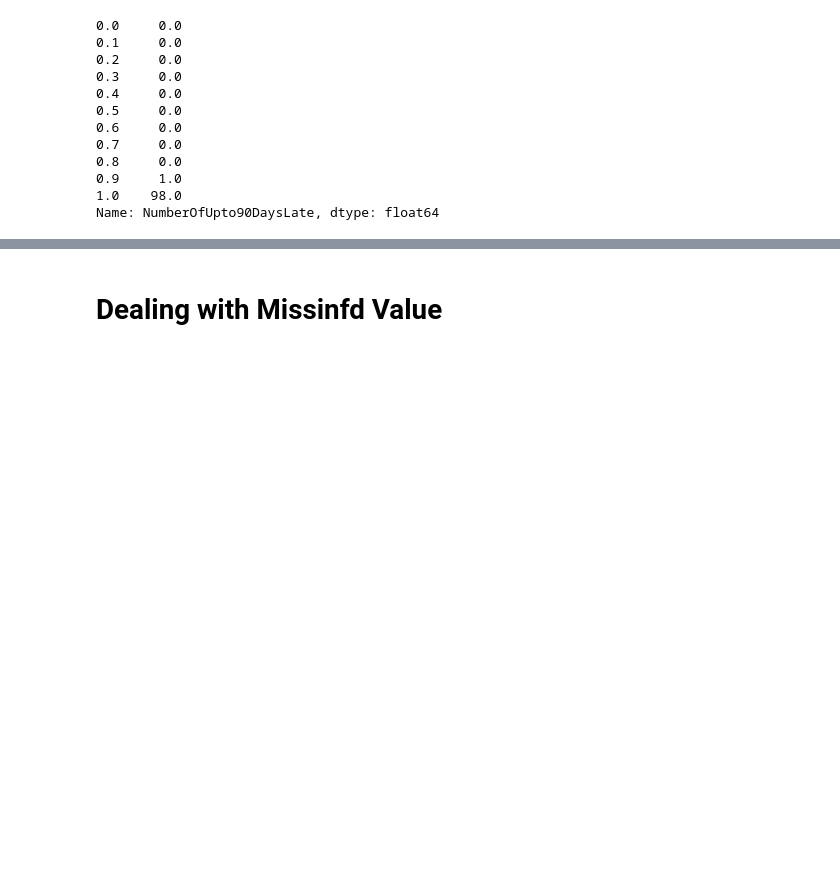
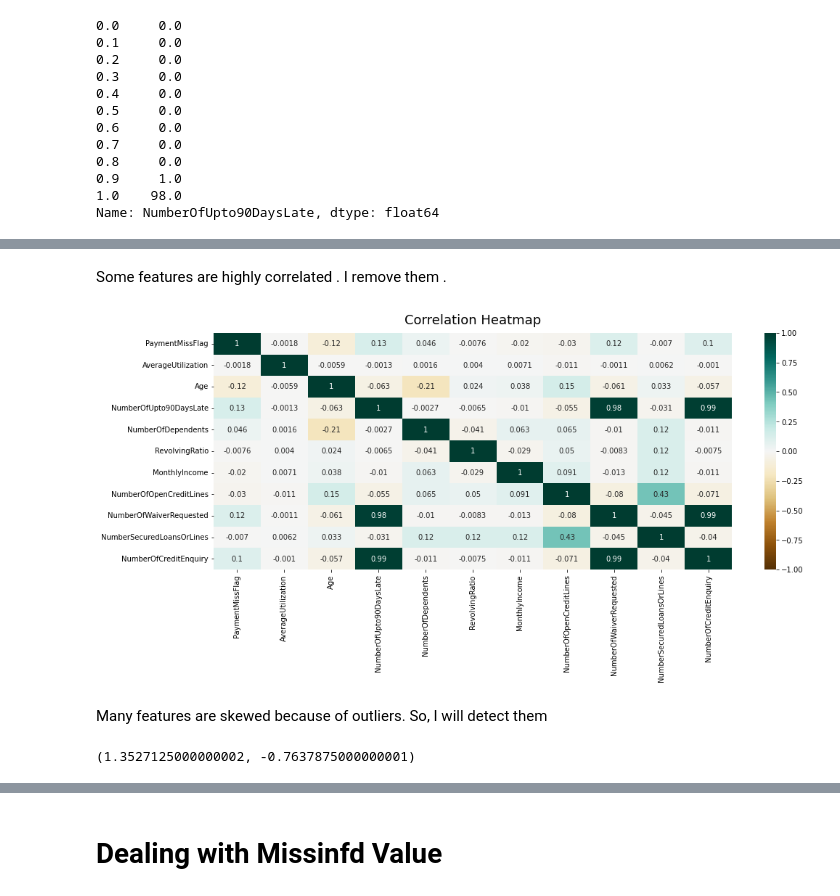
Before and after one commit to Hiroto555/ML-Project, a Jupyter notebook: default-prediction.ipynb, the cells around one changed output, grey strips where cells are left out. Drawn from its saved outputs; the diff is of its cells as text; code cells hidden in the pictures; blank space fills up the shorter version.

```diff
--- a/default-prediction.ipynb
+++ b/default-prediction.ipynb
@@ -229,0 +241,12 @@ Name: NumberOfUpto90DaysLate, dtype: float64
+# %% [markdown]
+Some features are highly correlated . I remove them .
+# %%
+plt.figure(figsize=(16, 6))
+heatmap = sns.heatmap(df.corr(), vmin=-1, vmax=1, annot=True, cmap='BrBG')
+heatmap.set_title('Correlation Heatmap', fontdict={'fontsize':18}, pad=12);
+# save heatmap as .png file
+# dpi - sets the resolution of the saved image in dots/inches
+# bbox_inches - when set to 'tight' - does not allow the labels to be cropped
+plt.savefig('heatmap.png', dpi=300, bbox_inches='tight')
+# %% [output]
+[figure, added]
@@ -229,0 +256,2 @@ Name: NumberOfUpto90DaysLate, dtype: float64
+# %% [markdown]
+Many features are skewed because of outliers. So, I will detect them
@@ -229,0 +274,5 @@ Name: NumberOfUpto90DaysLate, dtype: float64
+# %%
+Aveu_upper_limit, Aveu_lower_limit = find_skewed_boundaries(df,'AverageUtilization', 1.5)
+Aveu_upper_limit, Aveu_lower_limit
+# %% [output]
+(1.3527125000000002, -0.7637875000000001)
```
Also changed, not shown: parts of 28 cells of this notebook.
